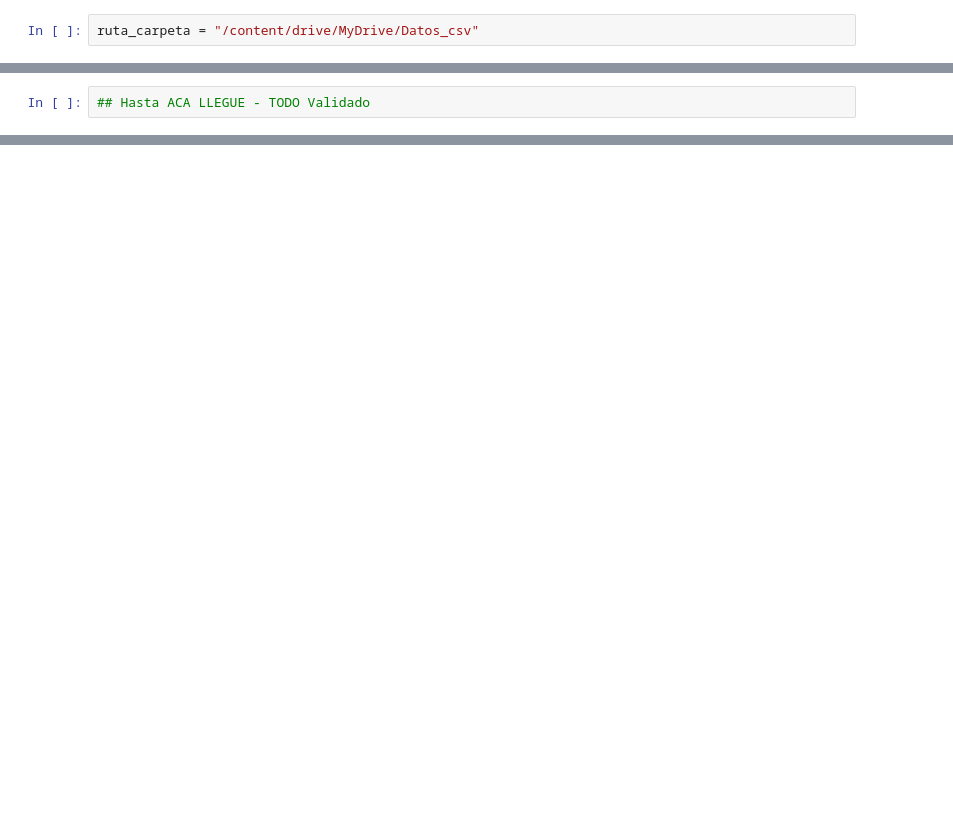
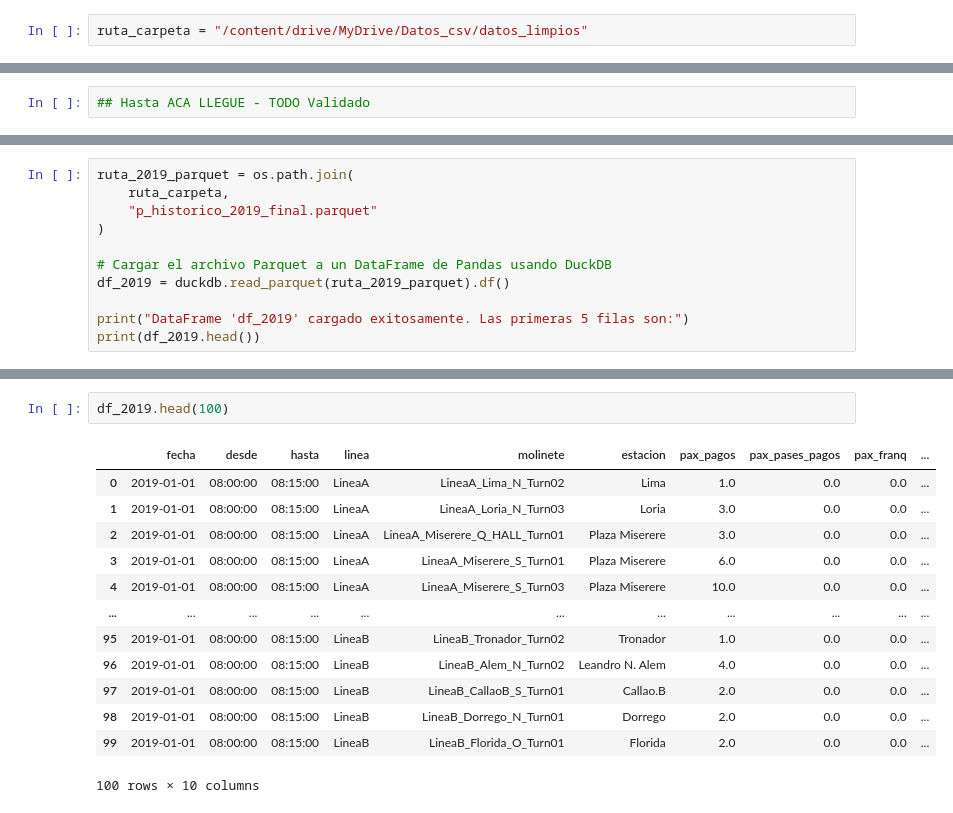
Before and after one commit to ChronosXV/Metodologia_grupo2, a Jupyter notebook: Metodologia_1_Grupo_2_Validado.ipynb, the cells around one changed output, grey strips where cells are left out. Saved outputs shown, nothing was run; the diff lists cells and outputs as text; blank space fills up the shorter version.

```diff
--- a/Metodologia_1_Grupo_2_Validado.ipynb
+++ b/Metodologia_1_Grupo_2_Validado.ipynb
@@ -31,5 +31,5 @@ Mounted at /content/drive
 # %%
-ruta_carpeta = "/content/drive/MyDrive/Datos_csv"
+ruta_carpeta = "/content/drive/MyDrive/Datos_csv/datos_limpios"
 # %% [markdown]
 ## Etapa 1: EDA
 # %% [markdown]
@@ -734,0 +718,11 @@ CSV con 1000 registros exportado a: /content/drive/MyDrive/Datos_csv/datos_limpi
+# %%
+ruta_2019_parquet = os.path.join(
+    ruta_carpeta,
+    "p_historico_2019_final.parquet"
+)
+
+# Cargar el archivo Parquet a un DataFrame de Pandas usando DuckDB
+df_2019 = duckdb.read_parquet(ruta_2019_parquet).df()
+
+print("DataFrame 'df_2019' cargado exitosamente. Las primeras 5 filas son:")
+print(df_2019.head())
@@ -734,0 +760,16 @@ CSV con 1000 registros exportado a: /content/drive/MyDrive/Datos_csv/datos_limpi
+# %%
+df_2019.head(100)
+# %% [output]
+|  | fecha | desde | hasta | linea | molinete | estacion | pax_pagos | pax_pases_pagos | pax_franq | ... |
+| 0 | 2019-01-01 | 08:00:00 | 08:15:00 | LineaA | LineaA_Lima_N_Turn02 | Lima | 1.0 | 0.0 | 0.0 | ... |
+| 1 | 2019-01-01 | 08:00:00 | 08:15:00 | LineaA | LineaA_Loria_N_Turn03 | Loria | 3.0 | 0.0 | 0.0 | ... |
+| 2 | 2019-01-01 | 08:00:00 | 08:15:00 | LineaA | LineaA_Miserere_Q_HALL_Turn01 | Plaza Miserere | 3.0 | 0.0 | 0.0 | ... |
+| 3 | 2019-01-01 | 08:00:00 | 08:15:00 | LineaA | LineaA_Miserere_S_Turn01 | Plaza Miserere | 6.0 | 0.0 | 0.0 | ... |
+| 4 | 2019-01-01 | 08:00:00 | 08:15:00 | LineaA | LineaA_Miserere_S_Turn03 | Plaza Miserere | 10.0 | 0.0 | 0.0 | ... |
+| ... | ... | ... | ... | ... | ... | ... | ... | ... | ... | ... |
+| 95 | 2019-01-01 | 08:00:00 | 08:15:00 | LineaB | LineaB_Tronador_Turn02 | Tronador | 1.0 | 0.0 | 0.0 | ... |
+| 96 | 2019-01-01 | 08:00:00 | 08:15:00 | LineaB | LineaB_Alem_N_Turn02 | Leandro N. Alem | 4.0 | 0.0 | 0.0 | ... |
+| 97 | 2019-01-01 | 08:00:00 | 08:15:00 | LineaB | LineaB_CallaoB_S_Turn01 | Callao.B | 2.0 | 0.0 | 0.0 | ... |
+| 98 | 2019-01-01 | 08:00:00 | 08:15:00 | LineaB | LineaB_Dorrego_N_Turn01 | Dorrego | 2.0 | 0.0 | 0.0 | ... |
+| 99 | 2019-01-01 | 08:00:00 | 08:15:00 | LineaB | LineaB_Florida_O_Turn01 | Florida | 2.0 | 0.0 | 0.0 | ... |
+100 rows × 10 columns
```
Also changed, not shown: parts of 15 cells of this notebook.
